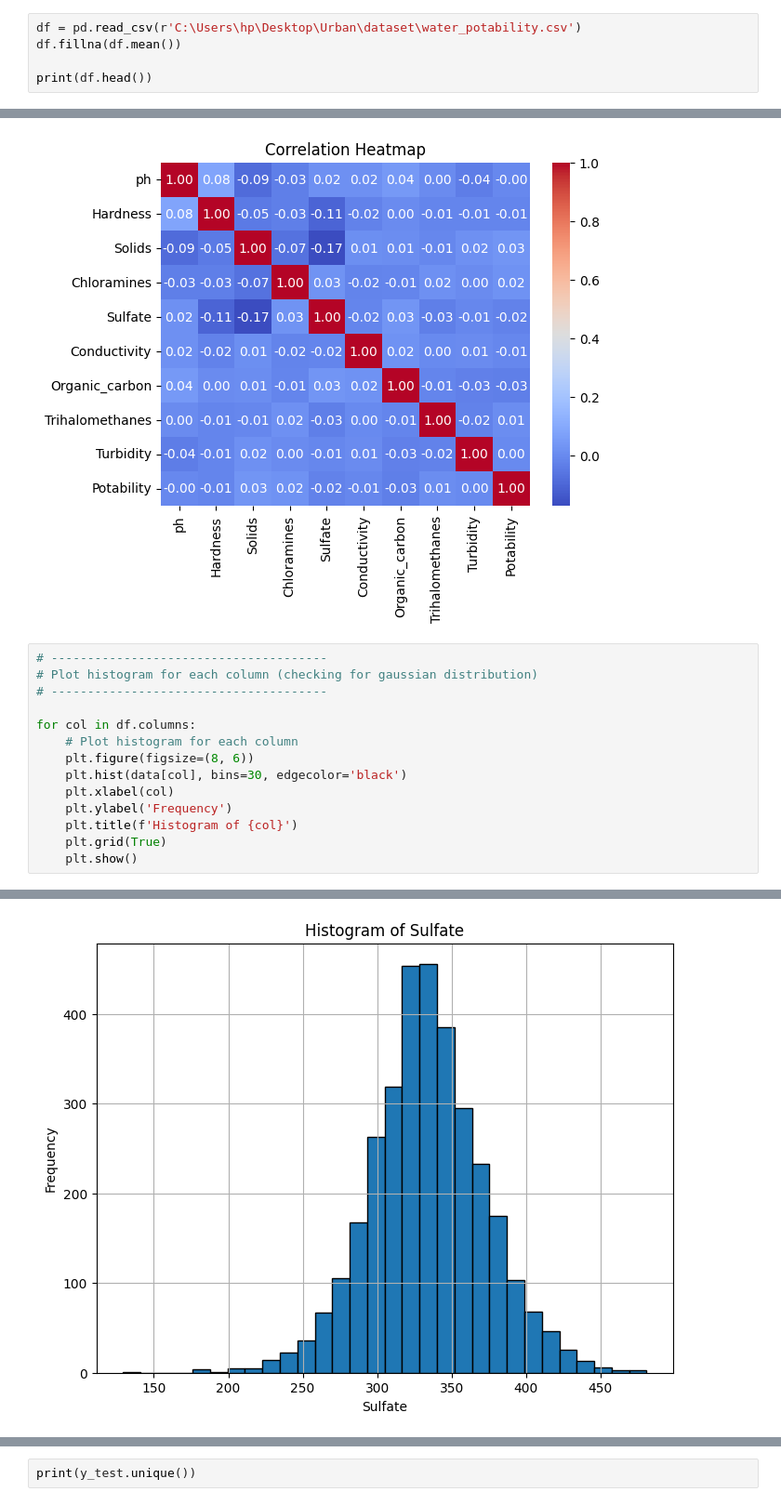
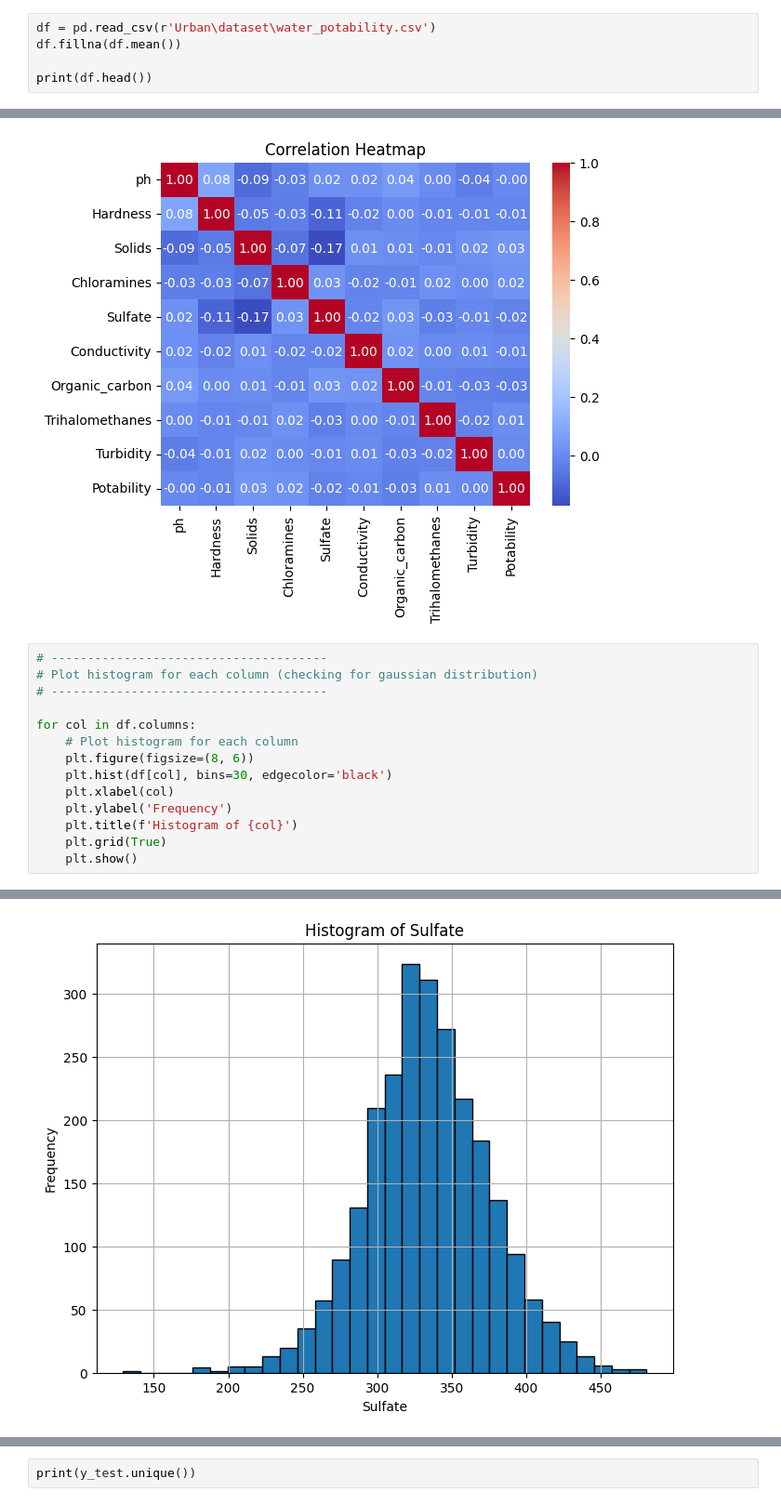
Before and after one commit to AnandRajaM/Urban, a Jupyter notebook: notebooks/water_quality_pred.ipynb, the cells around one changed output, grey strips where cells are left out. Shown at 93% size. Drawn from its saved outputs; the diff is of its cells as text.

Commit message:
Completed water quality prediction model

```diff
--- a/notebooks/water_quality_pred.ipynb
+++ b/notebooks/water_quality_pred.ipynb
@@ -16,5 +23,5 @@ from sklearn.metrics import accuracy_score
 # %%
-df = pd.read_csv(r'C:\Users\hp\Desktop\Urban\dataset\water_potability.csv')
+df = pd.read_csv(r'Urban\dataset\water_potability.csv')
 df.fillna(df.mean())
 
 print(df.head())
@@ -68,7 +75,7 @@ plt.show()
 for col in df.columns:
     # Plot histogram for each column
     plt.figure(figsize=(8, 6))
-    plt.hist(data[col], bins=30, edgecolor='black')
+    plt.hist(df[col], bins=30, edgecolor='black')
     plt.xlabel(col)
     plt.ylabel('Frequency')
     plt.title(f'Histogram of {col}')
@@ -79,6 +86,6 @@ for col in df.columns:
 [figure]
 [figure]
 [figure]
-[figure, old version]
+[figure, new version]
 [figure]
 [figure]
```
Also changed, not shown: parts of 19 cells of this notebook, 1 other file.
